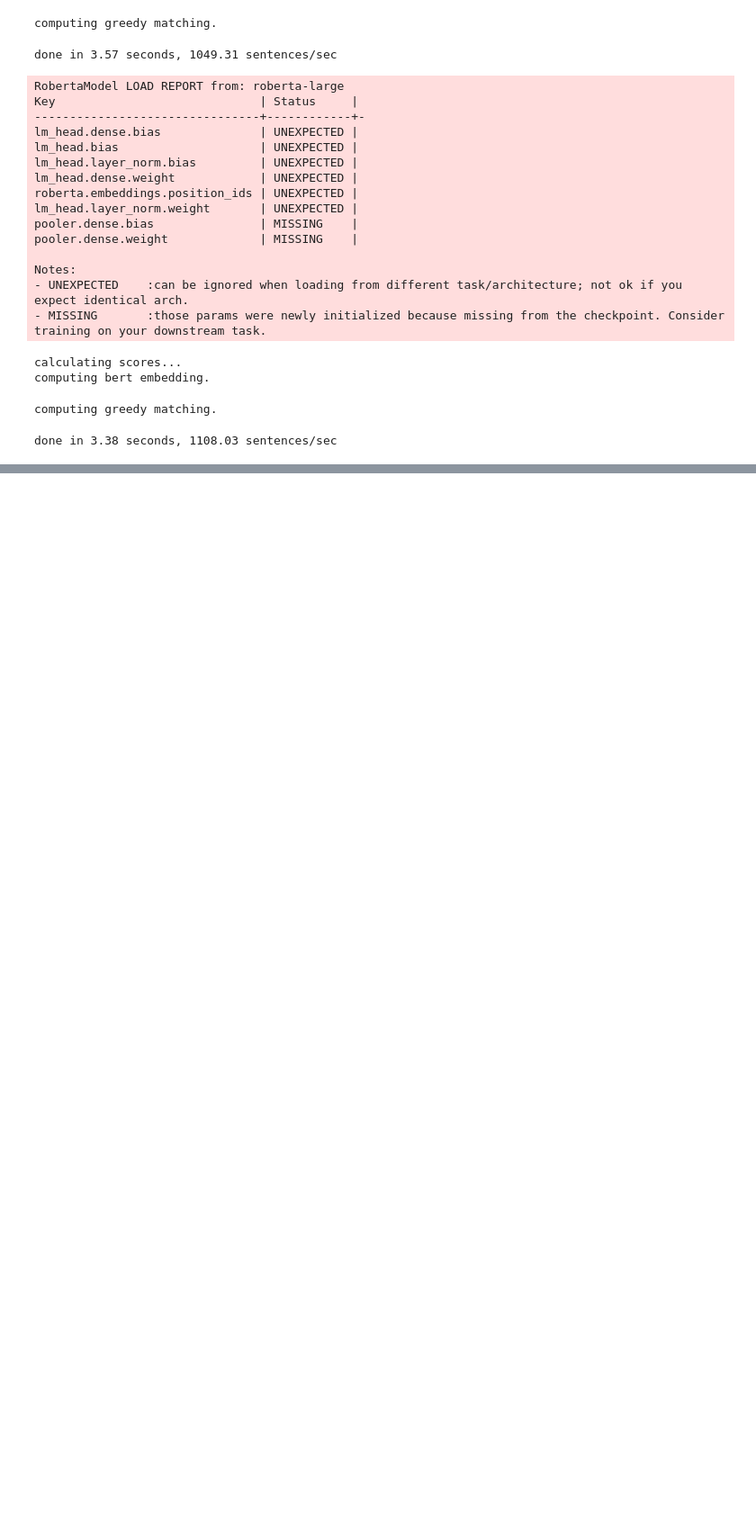
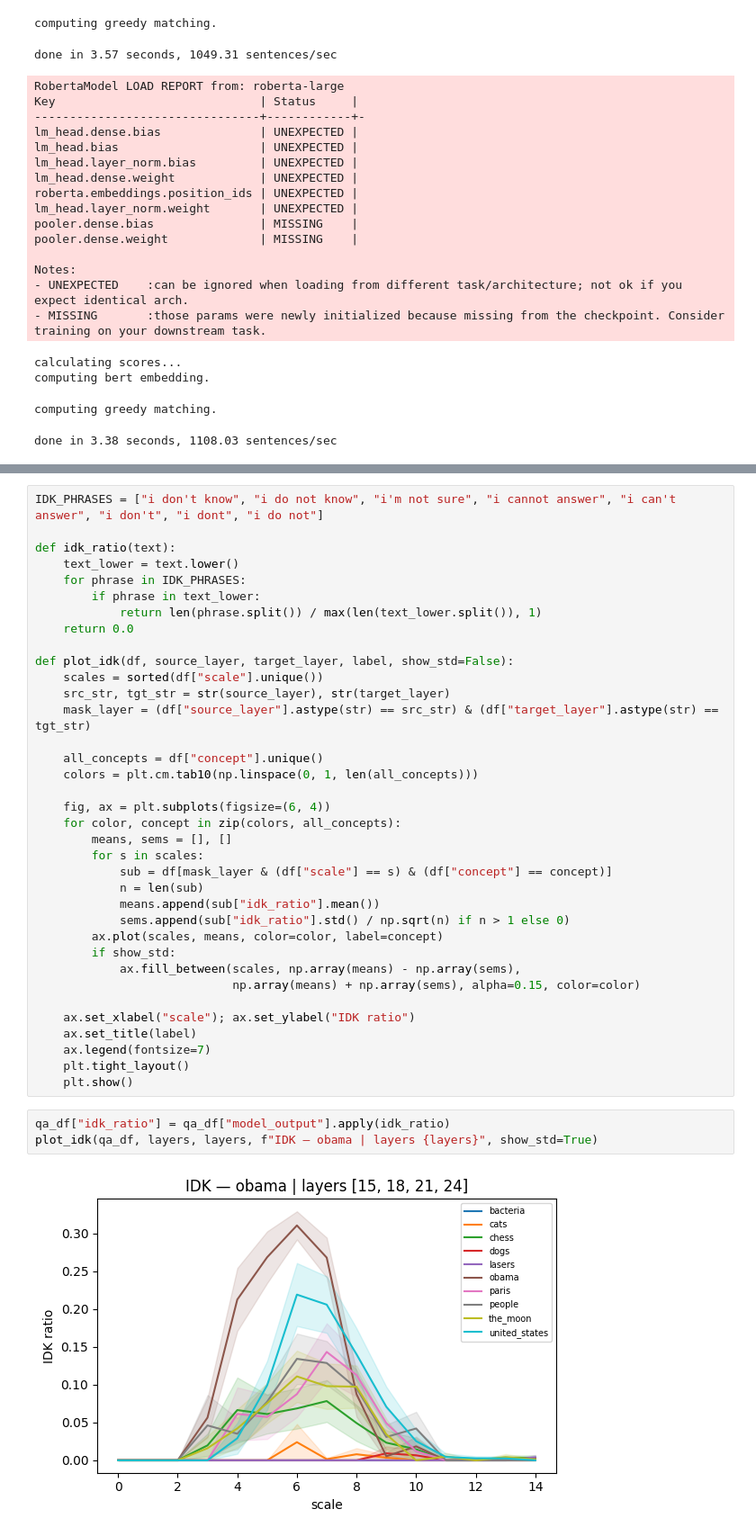
Before and after one commit to rgs2151/forget, a Jupyter notebook: notebooks/llama3_wild.ipynb, the cells around one changed output, grey strips where cells are left out. Shown at 90% size. Saved outputs shown, nothing was run; the diff lists cells and outputs as text; blank space fills up the shorter version.

```diff
--- a/notebooks/llama3_wild.ipynb
+++ b/notebooks/llama3_wild.ipynb
@@ -528,0 +538,41 @@ for tgt in qa_scored["target"].unique():
+# %%
+IDK_PHRASES = ["i don't know", "i do not know", "i'm not sure", "i cannot answer", "i can't answer", "i don't", "i dont", "i do not"]
+
+def idk_ratio(text):
+    text_lower = text.lower()
+    for phrase in IDK_PHRASES:
+        if phrase in text_lower:
+            return len(phrase.split()) / max(len(text_lower.split()), 1)
+    return 0.0
+
+def plot_idk(df, source_layer, target_layer, label, show_std=False):
+    scales = sorted(df["scale"].unique())
+    src_str, tgt_str = str(source_layer), str(target_layer)
+    mask_layer = (df["source_layer"].astype(str) == src_str) & (df["target_layer"].astype(str) == tgt_str)
+
+    all_concepts = df["concept"].unique()
+    colors = plt.cm.tab10(np.linspace(0, 1, len(all_concepts)))
+
+    fig, ax = plt.subplots(figsize=(6, 4))
+    for color, concept in zip(colors, all_concepts):
+        means, sems = [], []
+        for s in scales:
+            sub = df[mask_layer & (df["scale"] == s) & (df["concept"] == concept)]
+            n = len(sub)
+            means.append(sub["idk_ratio"].mean())
+            sems.append(sub["idk_ratio"].std() / np.sqrt(n) if n > 1 else 0)
+        ax.plot(scales, means, color=color, label=concept)
+        if show_std:
+            ax.fill_between(scales, np.array(means) - np.array(sems),
+                            np.array(means) + np.array(sems), alpha=0.15, color=color)
+
+    ax.set_xlabel("scale"); ax.set_ylabel("IDK ratio")
+    ax.set_title(label)
+    ax.legend(fontsize=7)
+    plt.tight_layout()
+    plt.show()
+# %%
+qa_df["idk_ratio"] = qa_df["model_output"].apply(idk_ratio)
+plot_idk(qa_df, layers, layers, f"IDK — obama | layers {layers}", show_std=True)
+# %% [output]
+[figure, added]
```
Also changed, not shown: parts of 10 cells of this notebook, 1 other file.
